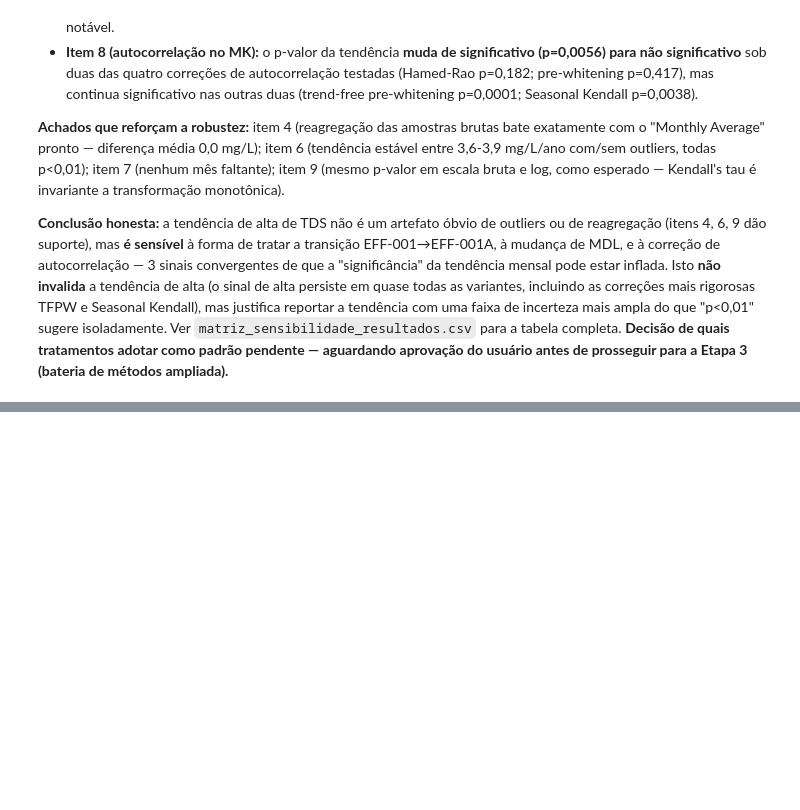
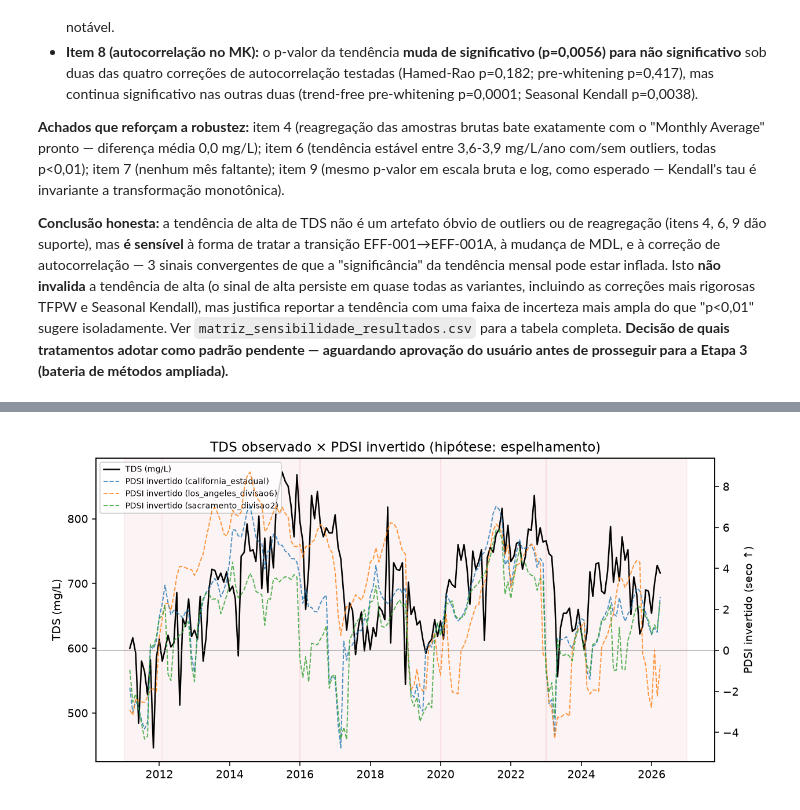
Before and after one commit to igorfnogueira/projeto-aplicado, a Jupyter notebook: notebook.ipynb, the cells around one changed output, grey strips where cells are left out. Cells and saved outputs as stored; diff of their text form; code cells hidden in the pictures; blank space fills up the shorter version.

```diff
--- a/notebook.ipynb
+++ b/notebook.ipynb
@@ -397,0 +648,5 @@ matriz[['item', 'variante', 'metrica', 'valor_metrica', 'pvalor', 'n']]
+# %%
+from IPython.display import Image, display
+display(Image(filename='Artigo/images/pdsi-vs-tds-regimes.png'))
+# %% [output]
+[figure, added]
```
Also changed, not shown: parts of 27 cells of this notebook, 21 other files.
